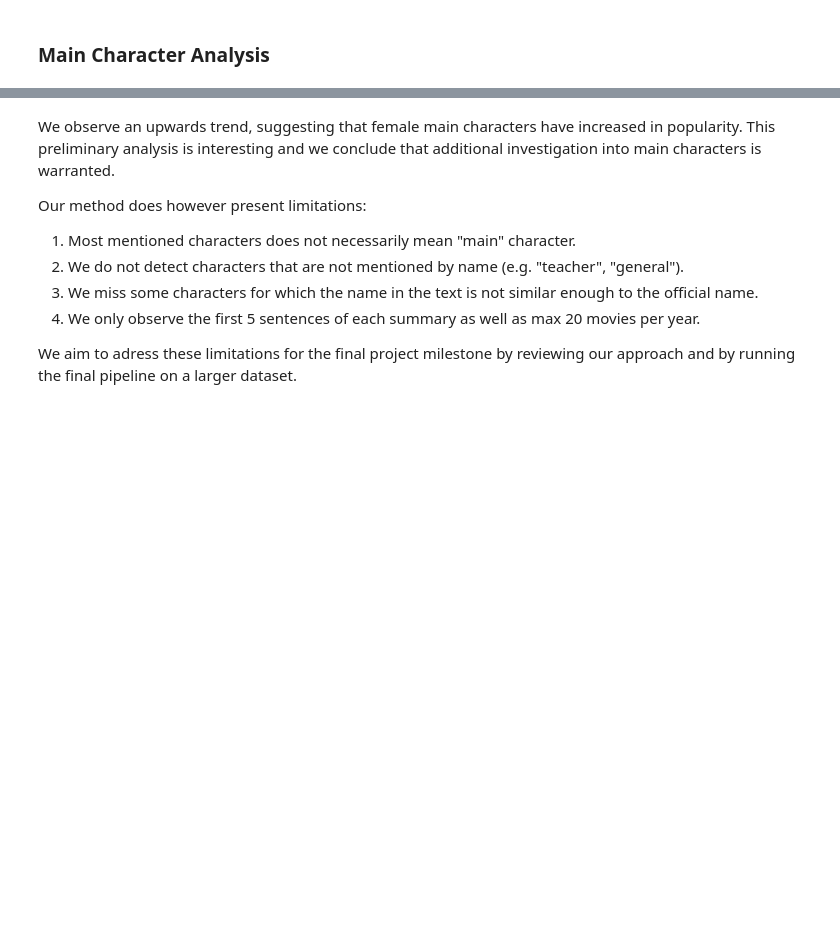
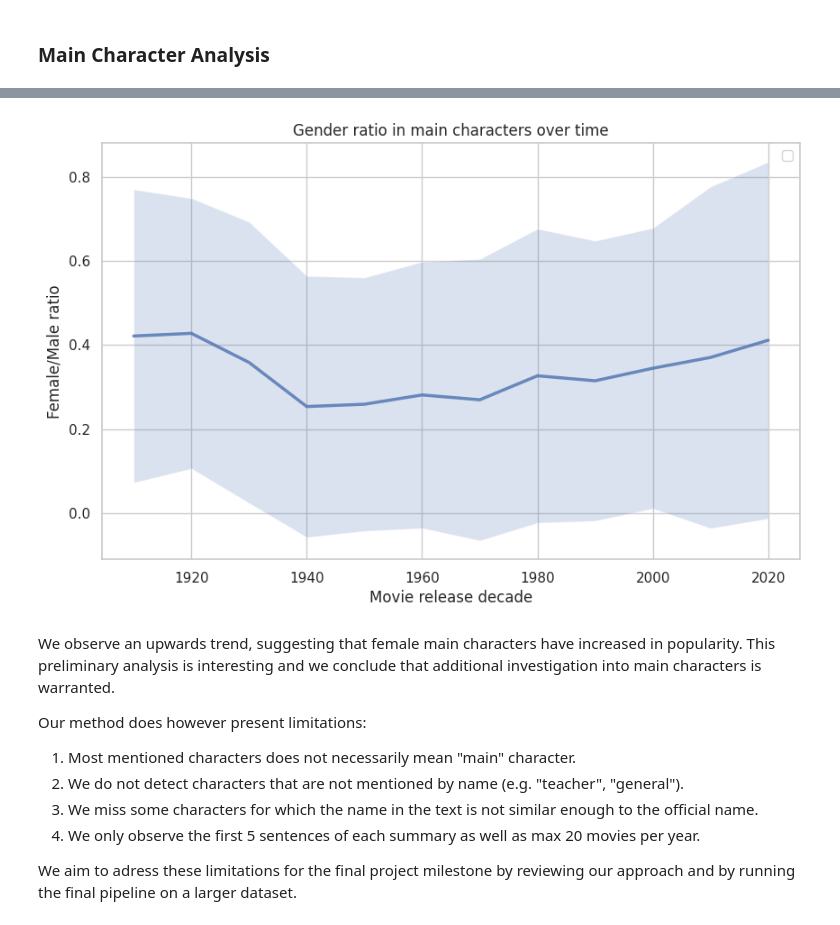
Before and after one commit to epfl-ada/ada-2023-project-badabob, a Jupyter notebook: M3_Analysis.ipynb, the cells around one changed output, grey strips where cells are left out. Saved outputs shown, nothing was run; the diff lists cells and outputs as text; code cells hidden in the pictures; blank space fills up the shorter version.

Commit message:
main char per decade

```diff
--- a/M3_Analysis.ipynb
+++ b/M3_Analysis.ipynb
@@ -328,0 +315,9 @@ LinregressResult(slope=0.0012638536480166587, intercept=-2.2062120412998283, rva
+# %%
+import pickle
+from ast import literal_eval
+
+final_movies = pickle.load(open("DATA/movie_data_final.pickle", "rb"))
+final_movies = final_movies.dropna(subset=['main character genders'])
+final_movies['main character genders'] = final_movies['main character genders'].apply(literal_eval)
+final_movies = final_movies.sort_values(by=['release_date'])
+final_movies
@@ -328,0 +338,3 @@ LinregressResult(slope=0.0012638536480166587, intercept=-2.2062120412998283, rva
+# %%
+plot_gender_ratio(final_movies)
+# %% [output]
@@ -329,3 +355,4 @@ LinregressResult(slope=0.0012638536480166587, intercept=-2.2062120412998283, rva
+[figure, added]
 # %% [markdown]
 We observe an upwards trend, suggesting that female main characters have increased in popularity. This preliminary analysis is interesting and we conclude that additional investigation into main characters is warranted.
 
```
Also changed, not shown: parts of 5 cells of this notebook, 1 other file.
